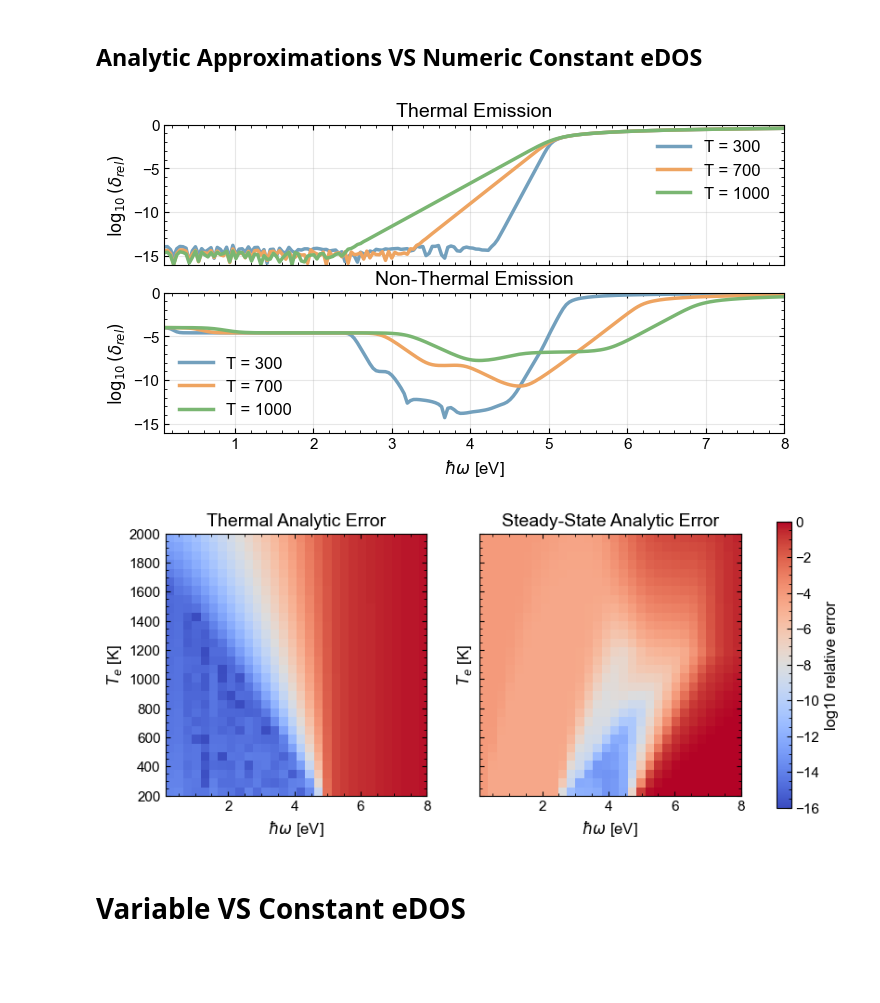
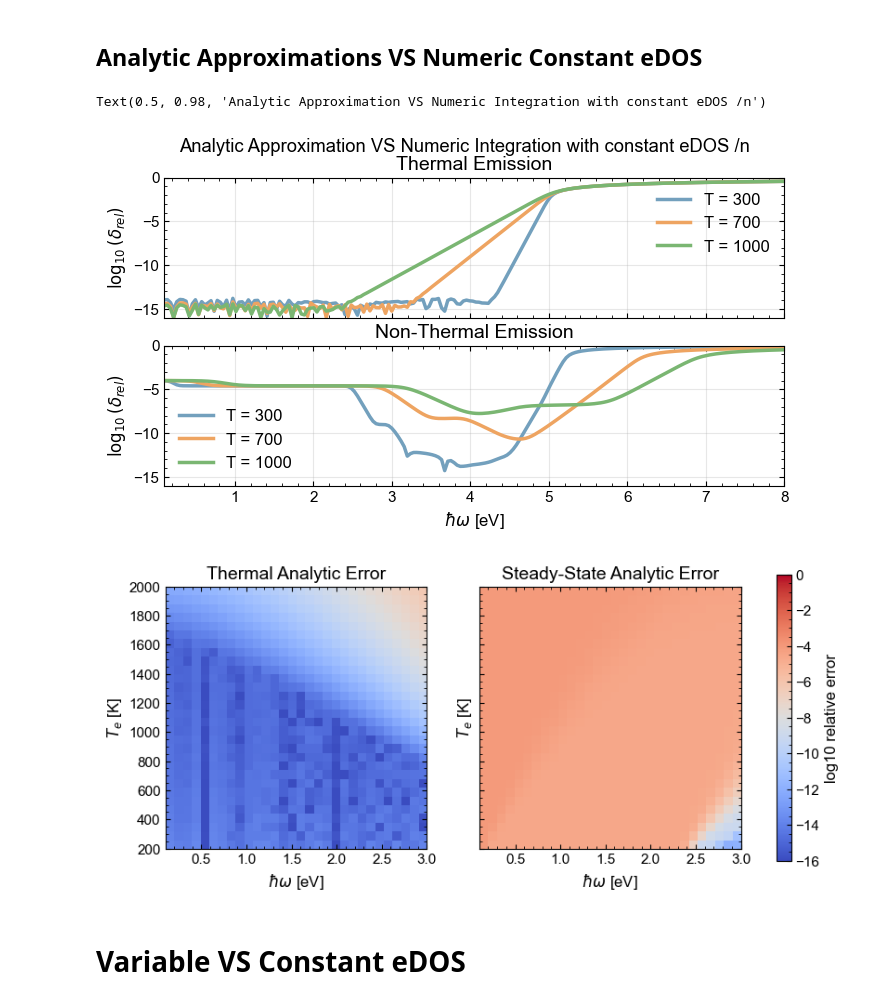
Before and after one commit to shpigelben/metal_photoluminescence, a Jupyter notebook: code/sketches/main.ipynb, the cells around one changed output. Drawn from its saved outputs; the diff is of its cells as text; code cells hidden in the pictures; blank space fills up the shorter version.

```diff
--- a/code/sketches/main.ipynb
+++ b/code/sketches/main.ipynb
@@ -301,38 +301,40 @@ fig.patch.set_alpha(0)
 # %%
 E_list = np.linspace(0.0,10.0,100000)
 hw_list = np.linspace(0.1, 8.0, 200)
 
 fig, axes = plt.subplots(ncols=1, nrows=2, figsize=(8.0, 4.0), sharex=True)
 for T_e in [300, 700, 1000]:
     I_intra_parabolic_T = I_e(E_list, hw_list, f_T, g_const, g_const)
     I_intra_parabolic_S = I_e(E_list, hw_list, f_S, g_const, g_const)
     I_intra_approx_T    = I_e_approx_T(hw_list, g_const)
     I_intra_approx_S    = I_e_approx_S(hw_list, g_const)
 
     rel_T = rel_error(I_intra_approx_T, I_intra_parabolic_T)
     rel_S = rel_error(I_intra_approx_S, I_intra_parabolic_S)
     axes[0].plot(hw_list, np.log10(rel_T), label = f'T = {T_e}')
     axes[1].plot(hw_list, np.log10(rel_S), label = f'T = {T_e}')
 
 for ax in axes:
     ax.set_xlim(hw_list[0], hw_list[-1])
     ax.set_ylim(-16,0)
     ax.legend()
 ax.set_xlabel(r'$\hbar\omega$ [eV]')
 
 # fig.suptitle(r'Analytic Approximations')
 axes[0].set(title = 'Thermal Emission', ylabel = '$\\log_{10}(\\delta_{rel})$');
 axes[1].set(title = 'Non-Thermal Emission', ylabel = '$\\log_{10}(\\delta_{rel})$');
 
 fig.patch.set_alpha(0)
+fig.suptitle(r'Analytic Approximation VS Numeric Integration with constant eDOS');
 # plt.savefig("/Users/ben/Projects/metal_photoluminescence/docs/figures/analytic_approximations.png", dpi=300, transparent=True, bbox_inches="tight")
 # %% [output]
+Text(0.5, 0.98, 'Analytic Approximation VS Numeric Integration with constant eDOS /n')
-[figure, old version]
+[figure, new version]
 # %%
 N = 30
 im_T = np.zeros((N, N))
 im_S = np.zeros((N, N))
-hw_list = np.linspace(0.1, 8.0, N)
+hw_list = np.linspace(0.1, 3.0, N)
 T_e_list = np.linspace(200, 2000, N)
 
 for i, T_e in enumerate(T_e_list):
@@ -369,7 +371,7 @@ fig.patch.set_alpha(0)
 plt.savefig("/Users/ben/Projects/metal_photoluminescence/docs/figures/analytic_error_heatmaps.png", dpi=300, transparent=True, bbox_inches="tight")
 # plt.savefig("C:\\Users\\Bensh1\\Projects\\metal_photoluminescence\\docs\\figures\\analytic_error_heatmaps.png", dpi=300, transparent=True, bbox_inches="tight")
 # %% [output]
-[figure, old version]
+[figure, new version]
 # %% [markdown]
 # Variable VS Constant eDOS
 # %%
```
Also changed, not shown: parts of 1 cell of this notebook, 34 other files.
